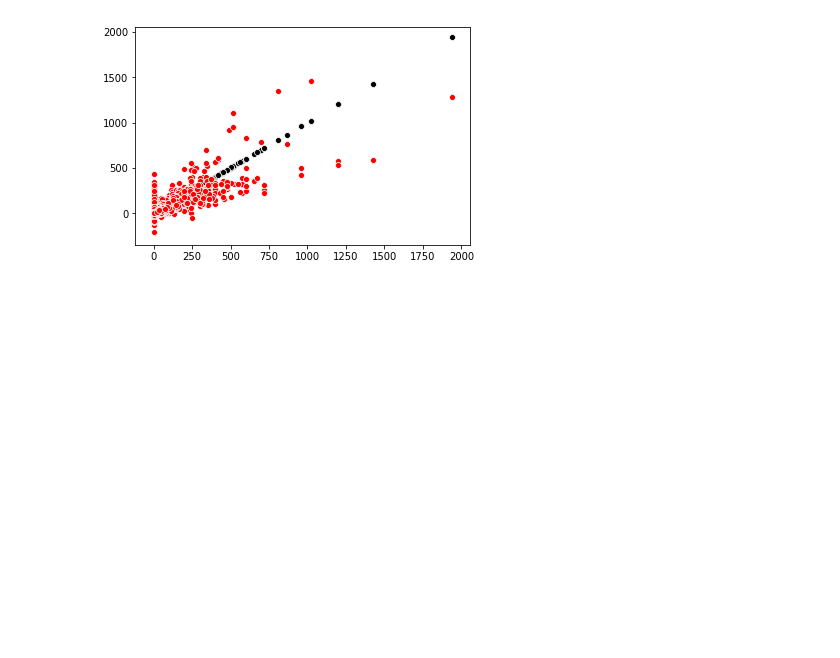
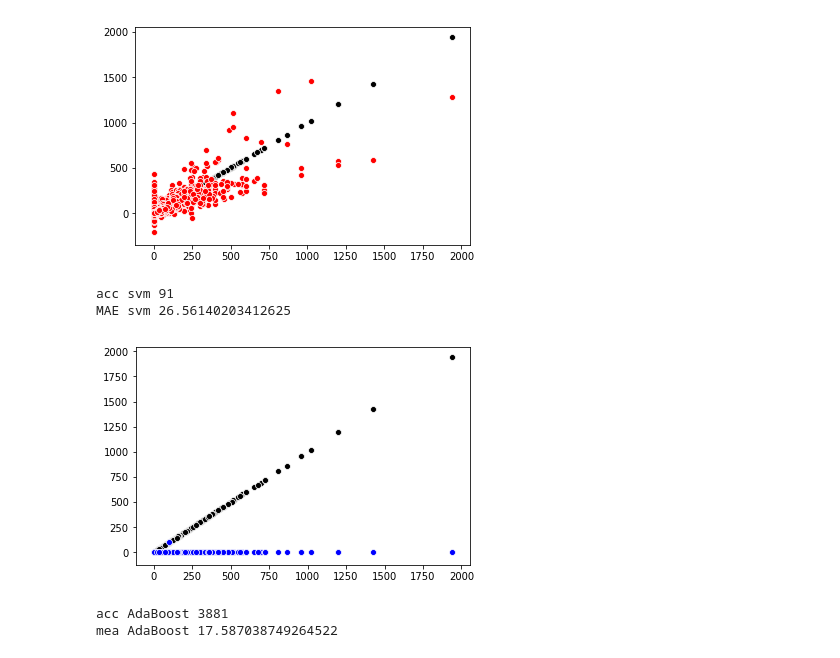
Before and after one commit to eyalfarkash/TCDS-Final, a Jupyter notebook: Code/final-project-CSV_v3_FullData.ipynb, the cells around one changed output. Drawn from its saved outputs; the diff is of its cells as text; code cells hidden in the pictures; blank space fills up the shorter version.

Commit message:
with prediction tests
AdaBoostClassifier - is the highest

```diff
--- a/Code/final-project-CSV_v3_FullData.ipynb
+++ b/Code/final-project-CSV_v3_FullData.ipynb
@@ -535,7 +535,7 @@ plt.show()
 # %% [output]
 [figure]
 # %%
-mod_svm = svm.SVC (kernel='sigmoid',gamma=3 ,probability=False, random_state=0)
+mod_svm = svm.SVC (kernel='rbf',gamma=3 ,probability=False, random_state=0)
 y_pred_svm = mod_svm.fit(x_train,y_train)
 pred_svm = mod_svm.predict(x_test)
 ## pred_svm_cvs = mod_svm.predict(csvTest) ## write to file
@@ -543,3 +543,6 @@ acc_svm=accuracy_score(y_test,pred_svm, normalize=False)
 print("acc svm", acc_svm)
 mae_svm = mean_absolute_error(y_test, pred_svm)
 print("MAE svm",mae_svm)
+# %% [output]
+acc svm 91
+MAE svm 26.56140203412625
@@ -546,4 +553,19 @@ print("MAE svm",mae_svm)
 # %%
 sns.scatterplot(x=y_test, y=y_test, color="black")
-sns.scatterplot(x=y_test, y=pred_linear, color="blue")
+sns.scatterplot(x=y_test, y=pred_svm, color="blue")
 plt.show()
+# %% [output]
+[figure, added]
+# %%
+from sklearn.ensemble import AdaBoostClassifier
+mod_rforest = AdaBoostClassifier(random_state=2, algorithm='SAMME', n_estimators=25)
+y_pred_AdaBoost = mod_rforest.fit(x_train,y_train)
+pred_AdaBoost = mod_rforest.predict(x_test)
+#pred_adaBoost_cvs = mod_rforest.predict(csvTest)
+acc_adaBoost = accuracy_score(y_test,pred_AdaBoost, normalize=False)
+print("acc AdaBoost", acc_adaBoost)
+mea_adaBoost = mean_absolute_error(y_test,pred_AdaBoost)
+print("mea AdaBoost", mea_adaBoost)
+# %% [output]
+acc AdaBoost 3881
+mea AdaBoost 17.587038749264522
```
Also changed, not shown: parts of 7 cells of this notebook.
